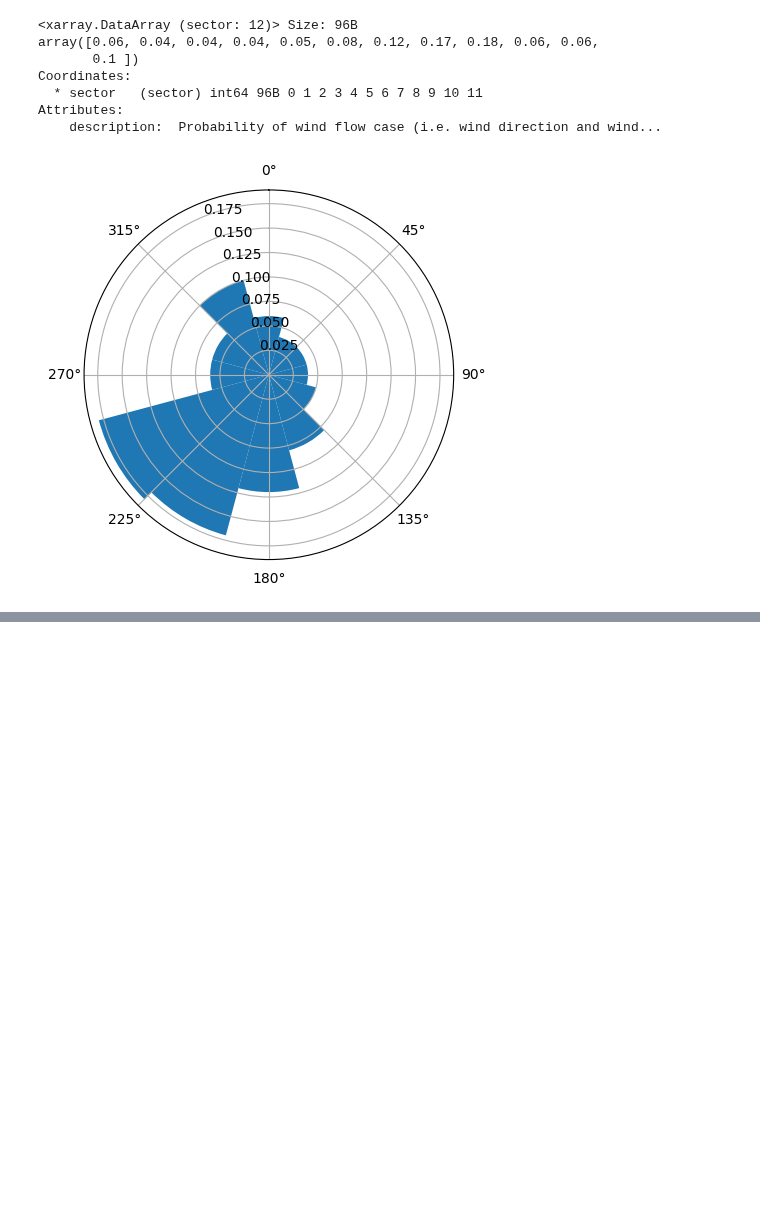
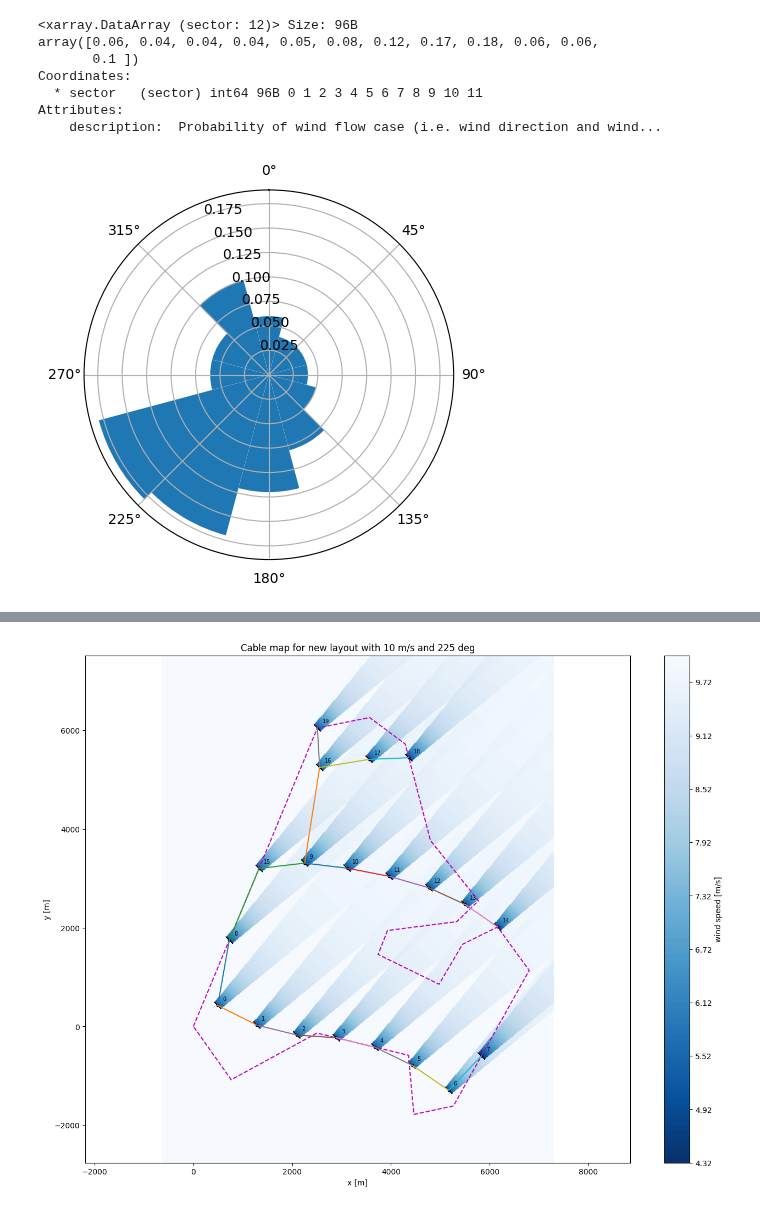
Before and after one commit to Xeidit/WindFarm2, a Jupyter notebook: WindFarmSimAndOptimisation.ipynb, the cells around one changed output, grey strips where cells are left out. Cells and saved outputs as stored; diff of their text form; code cells hidden in the pictures; blank space fills up the shorter version.

```diff
--- a/WindFarmSimAndOptimisation.ipynb
+++ b/WindFarmSimAndOptimisation.ipynb
@@ -589,0 +545,84 @@ Total AEP: 764.905451 GWh
+# %%
+from simplekml import Kml
+
+
+wfn = tf.model.cost_comp.comp_2.wfn
+
+cables = []
+#Extract cable positions
+for u, v, data in wfn.G.edges(data=True):
+        cable = {"startStop": (u,v)}
+        cables.append(cable)
+
+#Get coordinate positions of each cable end adding in substation coordinates where missing
+for cable in cables:
+    cable["coordinates_m"] = []
+    if cable["startStop"][0] >= 0:
+        x1,y1 = state["x"][cable["startStop"][0]],state["y"][cable["startStop"][0]]
+    else:
+        x1,y1 = tuple(substations_pos[0])[0], tuple(substations_pos[0])[1]
+
+    if cable["startStop"][1] >= 0:
+        x2,y2 = state["x"][cable["startStop"][1]],state["y"][cable["startStop"][1]]
+    else:
+        x2,y2 = tuple(substations_pos[0])[0], tuple(substations_pos[0])[1]
+
+    cable["coordinates_m"].append((x1,y1))
+    cable["coordinates_m"].append((x2,y2))
+
+#Calculate length of each cable
+for cable in cables:
+    cable["length"] = ((cable["coordinates_m"][0][0] - cable["coordinates_m"][1][0])**2 + (cable["coordinates_m"][0][1] - cable["coordinates_m"][1][1])**2)**0.5
+
+#Calculate cable start and end lat long positions
+    for cable in cables:
+        lat1 = (m2d_lat(cable["coordinates_m"][0][1]) + boundry_longLat[0][1]) #latitude(y)
+        long1 = (m2d_lon(cable["coordinates_m"][0][0],lat1) + boundry_longLat[0][0]) #Longatude (x)
+        lat2 = (m2d_lat(cable["coordinates_m"][1][1]) + boundry_longLat[0][1]) #latitude(y)
+        long2 = (m2d_lon(cable["coordinates_m"][1][0],lat2) + boundry_longLat[0][0]) #Longatude (x)
+        #print((long1,lat1),(long2,lat2))
+        cable["coordinates_latLong"] = ((long1,lat1),(long2,lat2))
+
+
+#Export to google
+
+kml = Kml()
+
+for i in range(n_wt):
+    lat, lon = wt_lat_long_new[i]     # unpack
+    lon = lon
+    pnt = kml.newpoint(
+        name=f"Turbine {i+1}",
+        coords=[(lon, lat)]           # Google Earth requires (lon, lat)
+    )
+    pnt.style.iconstyle.icon.href = "WindTurbineIcon.jpg"
+
+for i in range(len(cables)):
+
+    ls = kml.newlinestring(
+        name=f"Cable" + str(cables[i]["startStop"]),
+        coords=cables[i]["coordinates_latLong"]
+    )
+    ls.style.linestyle.width = 2
+    ls.style.linestyle.color = "ff0000ff"  # red
+
+# Save file
+kml.save("windfarm_layout.kml")
+
+
+#Plot each cable on graph
+plt.figure(figsize=(16,12))
+flow_map_new.plot_wake_map()
+plt.plot(bound_x, bound_y, 'm--')
+plt.xlabel('x [m]')
+plt.ylabel('y [m]')
+plt.title('Cable map for new layout with' + f' {wind_speed} m/s and {wind_direction} deg')
+plotName = "Turbine Plot " + str(num_turb_per_row)
+for cable in range(len(cables)):
+    x1 = cables[cable]["coordinates_m"][0][0]
+    x2 = cables[cable]["coordinates_m"][1][0]
+    y1 = cables[cable]["coordinates_m"][0][1]
+    y2 = cables[cable]["coordinates_m"][1][1]
+    print("First Point",x1,",",y1," Second Point",x2,",",y2, " From turbines", cables[cable]["startStop"],"Length", cables[cable]["length"], "m")
+    plt.plot([x1, x2], [y1, y2])
+# %% [output]
@@ -589,0 +649 @@ Total AEP: 764.905451 GWh
+[figure, added]
```
Also changed, not shown: parts of 11 cells of this notebook, 8 other files.
